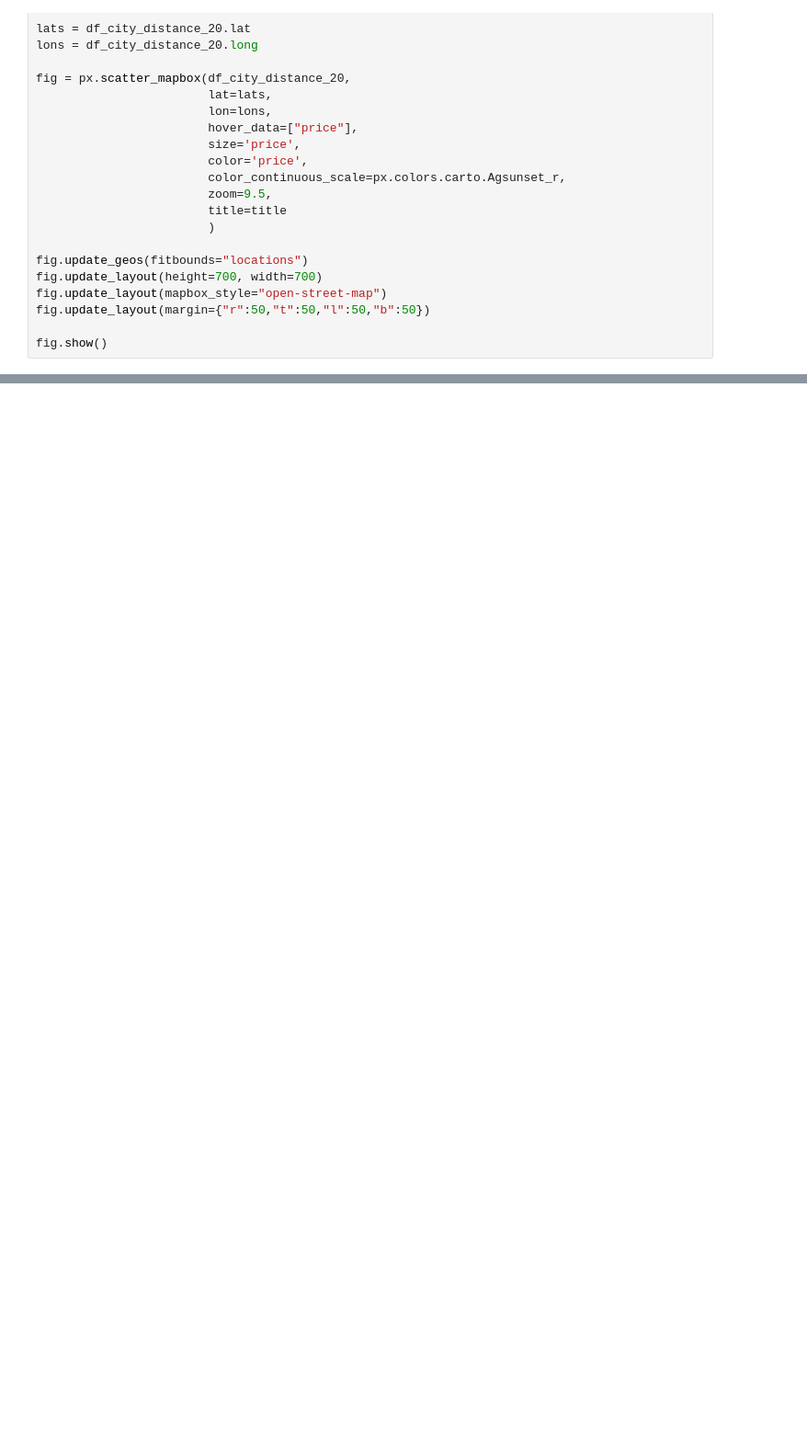
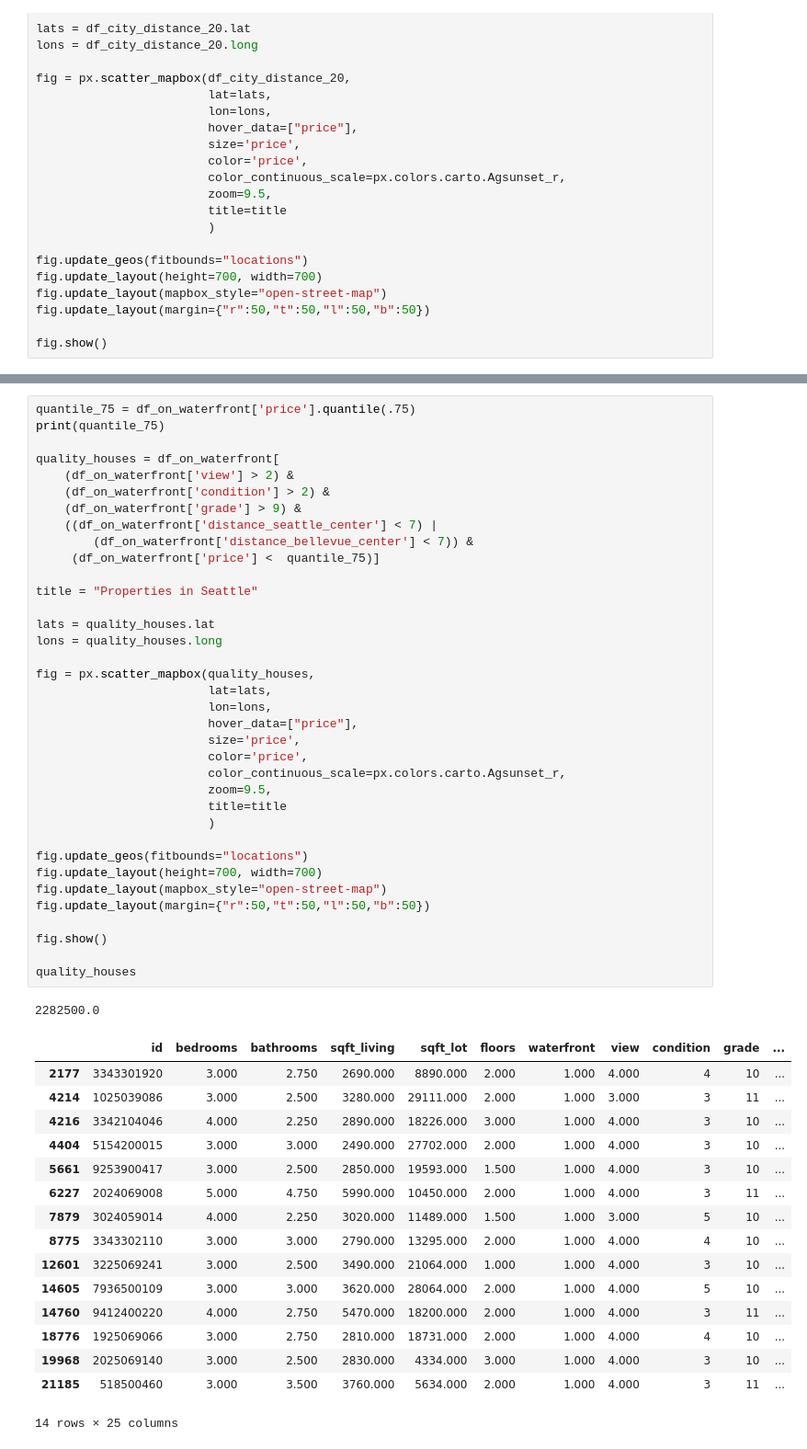
Before and after one commit to kayoken/eda-real-estate, a Jupyter notebook: EDA.ipynb, the cells around one changed output, grey strips where cells are left out. Shown at 92% size. Drawn from its saved outputs; the diff is of its cells as text; blank space fills up the shorter version.

Commit message:
showing filtered houses

```diff
--- a/EDA.ipynb
+++ b/EDA.ipynb
@@ -252,0 +270,54 @@ df_on_waterfront
+# %%
+quantile_75 = df_on_waterfront['price'].quantile(.75)
+print(quantile_75)
+
+quality_houses = df_on_waterfront[
+    (df_on_waterfront['view'] > 2) &
+    (df_on_waterfront['condition'] > 2) &
+    (df_on_waterfront['grade'] > 9) &
+    ((df_on_waterfront['distance_seattle_center'] < 7) |
+        (df_on_waterfront['distance_bellevue_center'] < 7)) &
+     (df_on_waterfront['price'] <  quantile_75)]
+
+title = "Properties in Seattle"
+
+lats = quality_houses.lat
+lons = quality_houses.long
+
+fig = px.scatter_mapbox(quality_houses,
+                        lat=lats,
+                        lon=lons,
+                        hover_data=["price"],
+                        size='price',
+                        color='price',
+                        color_continuous_scale=px.colors.carto.Agsunset_r,
+                        zoom=9.5,
+                        title=title
+                        )
+
+fig.update_geos(fitbounds="locations")
+fig.update_layout(height=700, width=700)
+fig.update_layout(mapbox_style="open-street-map")
+fig.update_layout(margin={"r":50,"t":50,"l":50,"b":50})
+
+fig.show()
+
+quality_houses
+# %% [output]
+2282500.0
+|  | id | bedrooms | bathrooms | sqft_living | sqft_lot | floors | waterfront | view | condition | grade | ... |
+| 2177 | 3343301920 | 3.000 | 2.750 | 2690.000 | 8890.000 | 2.000 | 1.000 | 4.000 | 4 | 10 | ... |
+| 4214 | 1025039086 | 3.000 | 2.500 | 3280.000 | 29111.000 | 2.000 | 1.000 | 3.000 | 3 | 11 | ... |
+| 4216 | 3342104046 | 4.000 | 2.250 | 2890.000 | 18226.000 | 3.000 | 1.000 | 4.000 | 3 | 10 | ... |
+| 4404 | 5154200015 | 3.000 | 3.000 | 2490.000 | 27702.000 | 2.000 | 1.000 | 4.000 | 3 | 10 | ... |
+| 5661 | 9253900417 | 3.000 | 2.500 | 2850.000 | 19593.000 | 1.500 | 1.000 | 4.000 | 3 | 10 | ... |
+| 6227 | 2024069008 | 5.000 | 4.750 | 5990.000 | 10450.000 | 2.000 | 1.000 | 4.000 | 3 | 11 | ... |
+| 7879 | 3024059014 | 4.000 | 2.250 | 3020.000 | 11489.000 | 1.500 | 1.000 | 3.000 | 5 | 10 | ... |
+| 8775 | 3343302110 | 3.000 | 3.000 | 2790.000 | 13295.000 | 2.000 | 1.000 | 4.000 | 4 | 10 | ... |
+| 12601 | 3225069241 | 3.000 | 2.500 | 3490.000 | 21064.000 | 1.000 | 1.000 | 4.000 | 3 | 10 | ... |
+| 14605 | 7936500109 | 3.000 | 3.000 | 3620.000 | 28064.000 | 2.000 | 1.000 | 4.000 | 5 | 10 | ... |
+| 14760 | 9412400220 | 4.000 | 2.750 | 5470.000 | 18200.000 | 2.000 | 1.000 | 4.000 | 3 | 11 | ... |
+| 18776 | 1925069066 | 3.000 | 2.750 | 2810.000 | 18731.000 | 2.000 | 1.000 | 4.000 | 4 | 10 | ... |
+| 19968 | 2025069140 | 3.000 | 2.500 | 2830.000 | 4334.000 | 3.000 | 1.000 | 4.000 | 3 | 10 | ... |
+| 21185 | 518500460 | 3.000 | 3.500 | 3760.000 | 5634.000 | 2.000 | 1.000 | 4.000 | 3 | 11 | ... |
+14 rows × 25 columns
```
Also changed, not shown: parts of 13 cells of this notebook.
